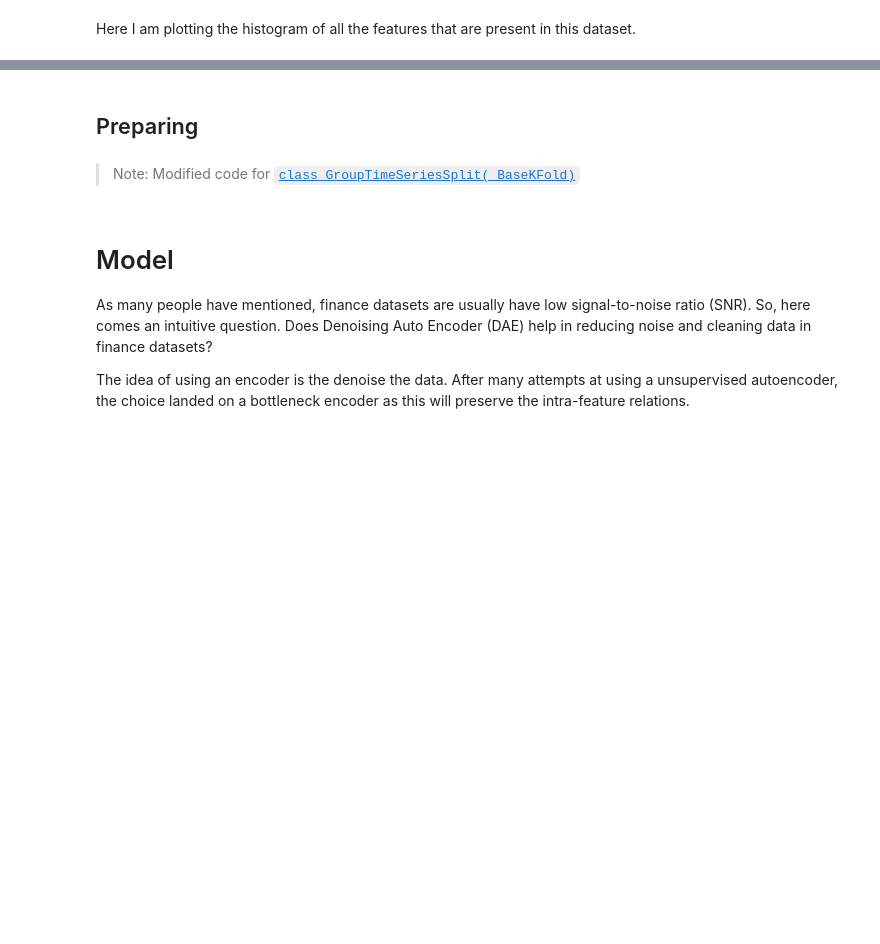
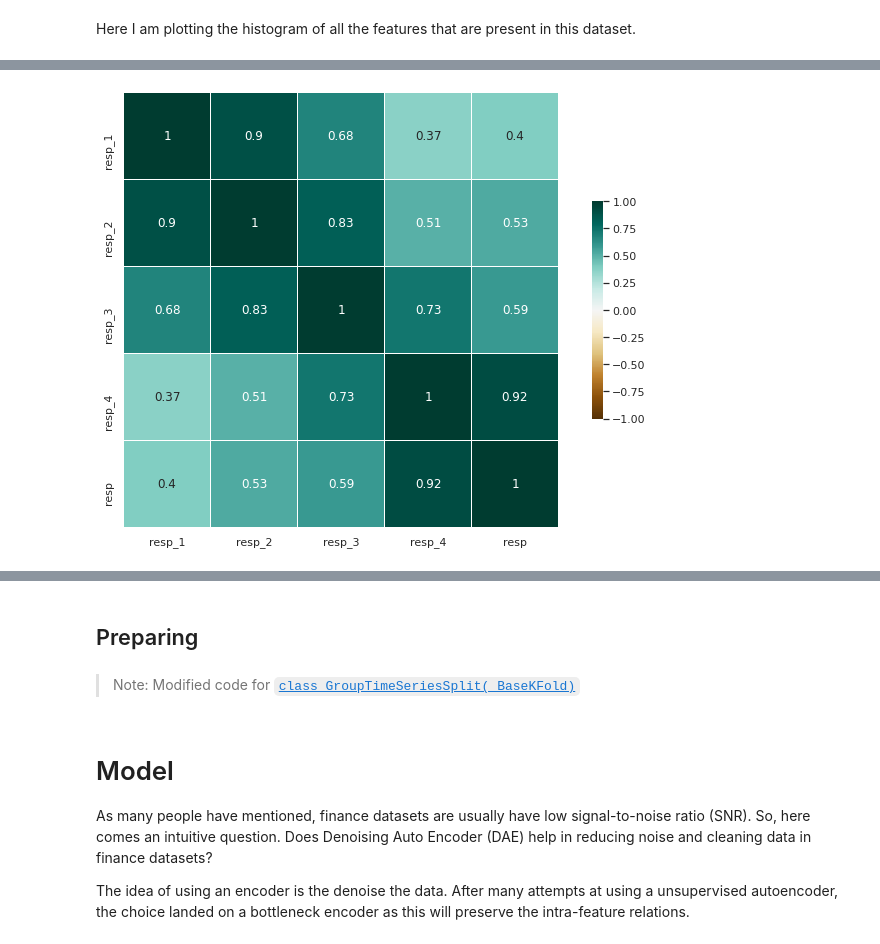
Before and after one commit to austinyhc/blog, a Jupyter notebook: _notebooks/jane-street-market-prediction.ipynb, the cells around one changed output, grey strips where cells are left out. Cells and saved outputs as stored; diff of their text form; code cells hidden in the pictures; blank space fills up the shorter version.

```diff
--- a/_notebooks/jane-street-market-prediction.ipynb
+++ b/_notebooks/jane-street-market-prediction.ipynb
@@ -275,0 +310,8 @@ I know it is a tiresome to eyes at the charts shown above, but what takeaways do
+# %%
+corr = resp_df.corr()
+fig,ax = plt.subplots(figsize=(12,8))
+_ = sns.heatmap(corr, cmap='BrBG', center=0, vmin=-1, vmax=1,
+            annot=True, square=True, linewidths=.5,
+            cbar_kws={'shrink':.5})
+# %% [output]
+[figure, added]
```
Also changed, not shown: parts of 28 cells of this notebook.
